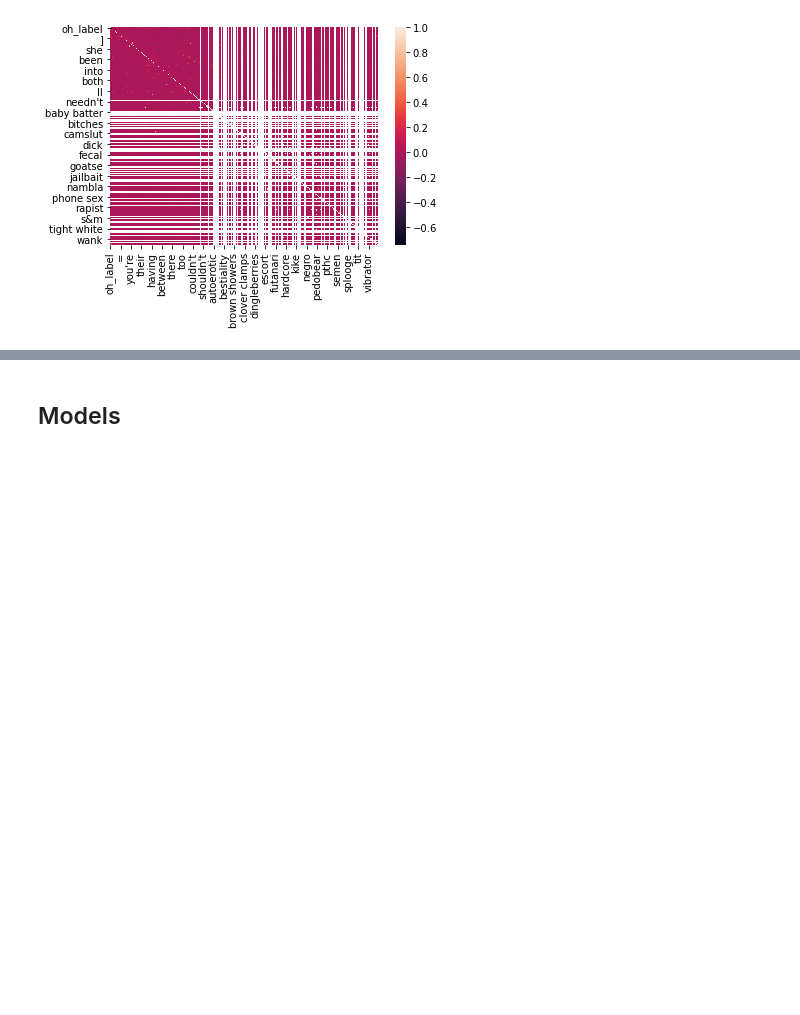
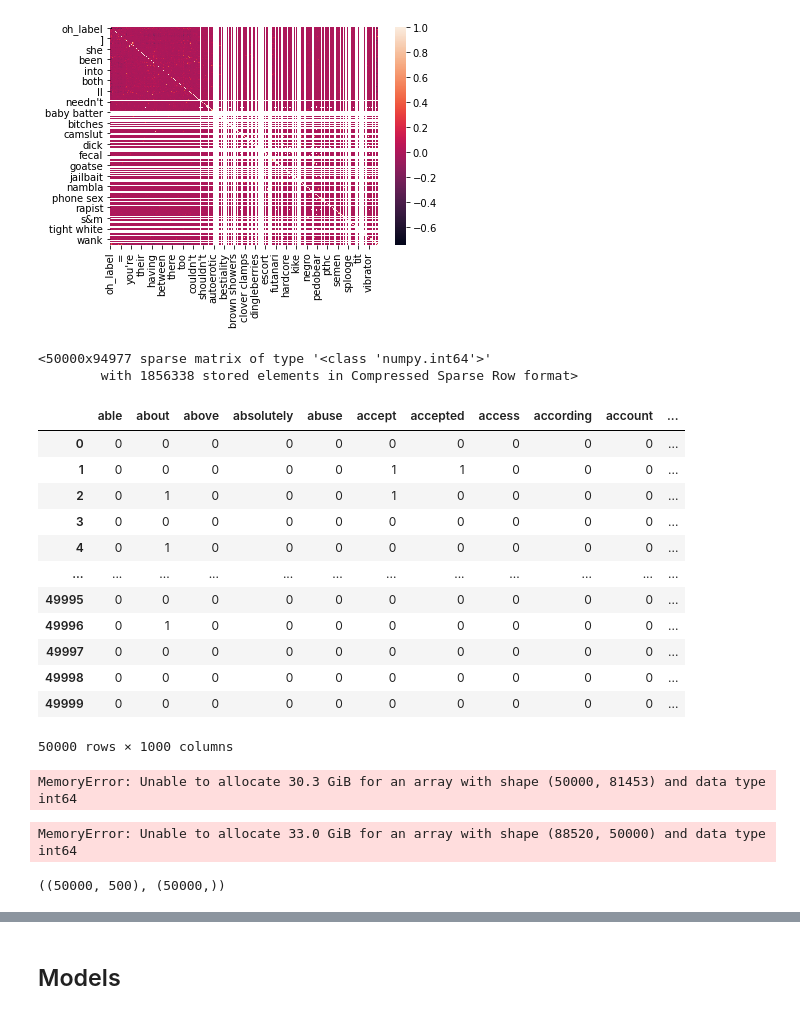
Before and after one commit to YD5463/CyberbullyingDetector, a Jupyter notebook: Notebooks/simple.ipynb, the cells around one changed output, grey strips where cells are left out. Drawn from its saved outputs; the diff is of its cells as text; code cells hidden in the pictures; blank space fills up the shorter version.

```diff
--- a/Notebooks/simple.ipynb
+++ b/Notebooks/simple.ipynb
@@ -292,3 +323,60 @@ sns.heatmap(df.corr())
 # %% [output]
 <AxesSubplot:>
 [figure]
+# %%
+import string
+printable = set(string.printable)#ascii chars
+df['Text'] = df['Text'].swifter.apply(lambda s : ''.join(filter(lambda x: x in printable, s)))
+# %%
+import re
+regex = re.compile('[0-9]')
+df['Text'] = df['Text'].swifter.apply(lambda s : regex.sub("",s))
+# %%
+from spellchecker import SpellChecker
+
+spell  = SpellChecker()
+def spell_check(x):
+    correct_word = []
+    mispelled_word = x.split()
+    for word in mispelled_word:
+        correct_word.append(spell.correction(word))
+    return ' '.join(correct_word)
+
+df['Text'] = df['Text'].swifter.apply(lambda s : spell_check(str(s)))
+# %%
+count_vect = CountVectorizer()#max_features=1000
+X_train_counts = count_vect.fit_transform(df['Text'])
+X_train_counts
+# %% [output]
+<50000x94977 sparse matrix of type '<class 'numpy.int64'>'
+        with 1856338 stored elements in Compressed Sparse Row format>
+# %%
+count_vect_df = pd.DataFrame(X_train_counts.toarray(), columns=count_vect.get_feature_names())
+count_vect_df
+# %% [output]
+|  | able | about | above | absolutely | abuse | accept | accepted | access | according | account | ... |
+| 0 | 0 | 0 | 0 | 0 | 0 | 0 | 0 | 0 | 0 | 0 | ... |
+| 1 | 0 | 0 | 0 | 0 | 0 | 1 | 1 | 0 | 0 | 0 | ... |
+| 2 | 0 | 1 | 0 | 0 | 0 | 1 | 0 | 0 | 0 | 0 | ... |
+| 3 | 0 | 0 | 0 | 0 | 0 | 0 | 0 | 0 | 0 | 0 | ... |
+| 4 | 0 | 1 | 0 | 0 | 0 | 0 | 0 | 0 | 0 | 0 | ... |
+| ... | ... | ... | ... | ... | ... | ... | ... | ... | ... | ... | ... |
+| 49995 | 0 | 0 | 0 | 0 | 0 | 0 | 0 | 0 | 0 | 0 | ... |
+| 49996 | 0 | 1 | 0 | 0 | 0 | 0 | 0 | 0 | 0 | 0 | ... |
+| 49997 | 0 | 0 | 0 | 0 | 0 | 0 | 0 | 0 | 0 | 0 | ... |
+| 49998 | 0 | 0 | 0 | 0 | 0 | 0 | 0 | 0 | 0 | 0 | ... |
+| 49999 | 0 | 0 | 0 | 0 | 0 | 0 | 0 | 0 | 0 | 0 | ... |
+50000 rows × 1000 columns
+# %%
+count_vect_df[count_vect_df.columns.drop(list(count_vect_df.filter(regex='[0-9]')))]
+# %% [output]
+MemoryError: Unable to allocate 30.3 GiB for an array with shape (50000, 81453) and data type int64
+# %%
+df = pd.concat([df,count_vect_df],axis=1)
+# %% [output]
+MemoryError: Unable to allocate 33.0 GiB for an array with shape (88520, 50000) and data type int64
+# %%
+X,y = df.drop(['index',"Text","oh_label"],axis=1),df['oh_label']
+X.shape,y.shape
+# %% [output]
+((50000, 500), (50000,))
```
Also changed, not shown: parts of 21 cells of this notebook, 2 other files.
